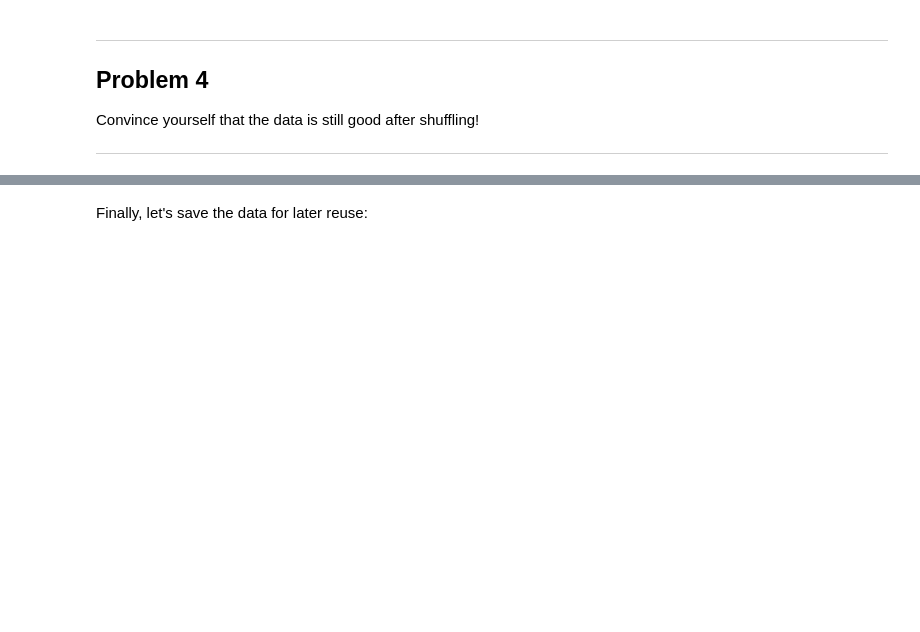
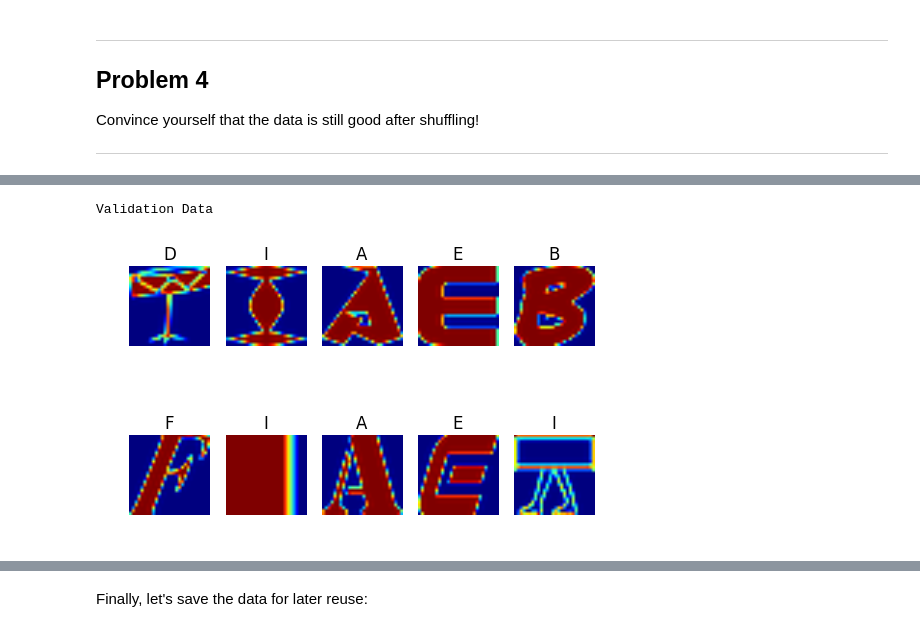
Before and after one commit to nneubarth/udacity_deep_learning, a Jupyter notebook: 1_notmnist.ipynb, the cells around one changed output, grey strips where cells are left out. Drawn from its saved outputs; the diff is of its cells as text; code cells hidden in the pictures; blank space fills up the shorter version.

```diff
--- a/1_notmnist.ipynb
+++ b/1_notmnist.ipynb
@@ -370,0 +394,6 @@ Convince yourself that the data is still good after shuffling!
+# %%
+print('Validation Data')
+dispShuffled(valid_dataset,valid_labels)
+# %% [output]
+Validation Data
+[figure, added]
```
Also changed, not shown: parts of 5 cells of this notebook.
